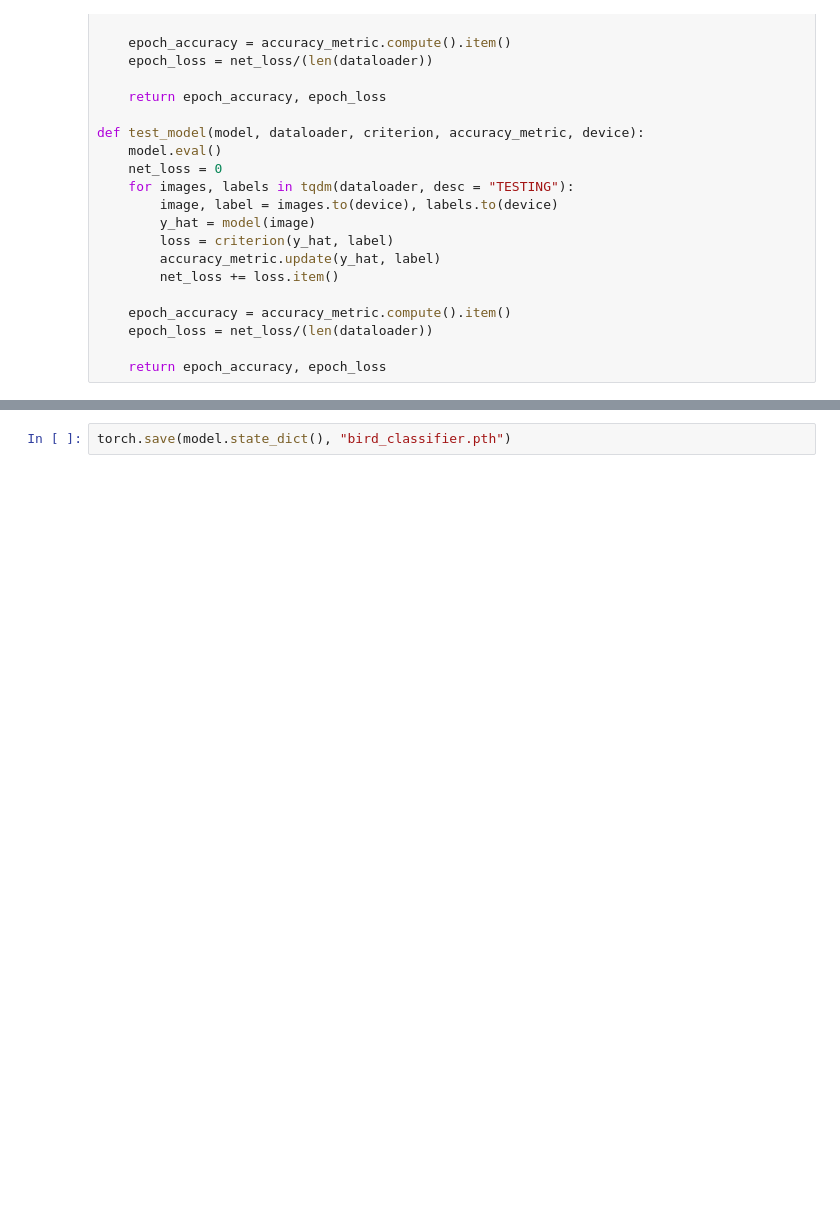
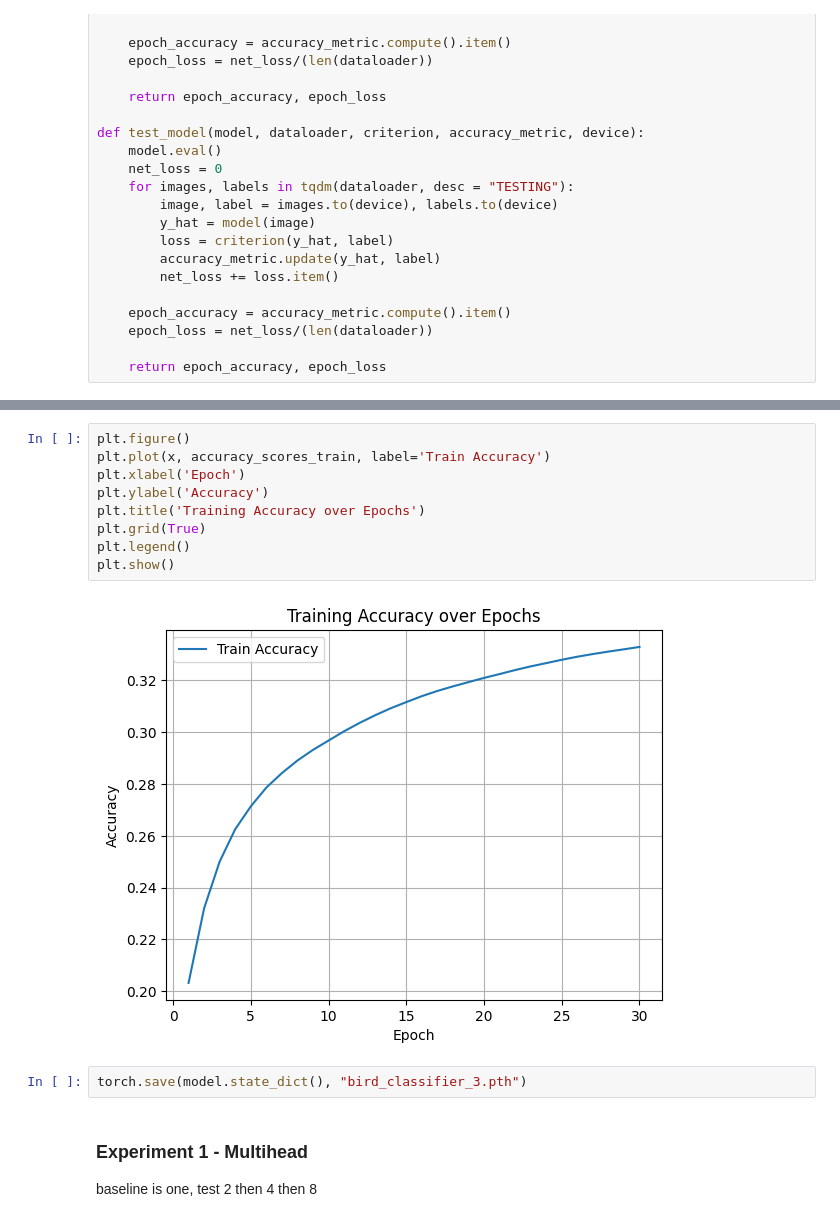
Before and after one commit to JunsooJung/CUB_NNDL_Final, a Jupyter notebook: Deep_Learning_Final_Prototype.ipynb, the cells around one changed output, grey strips where cells are left out. Cells and saved outputs as stored; diff of their text form; blank space fills up the shorter version.

```diff
--- a/Deep_Learning_Final_Prototype.ipynb
+++ b/Deep_Learning_Final_Prototype.ipynb
@@ -185,2 +237,17 @@ accuracy_scores_train
+# %%
+plt.figure()
+plt.plot(x, accuracy_scores_train, label='Train Accuracy')
+plt.xlabel('Epoch')
+plt.ylabel('Accuracy')
+plt.title('Training Accuracy over Epochs')
+plt.grid(True)
+plt.legend()
+plt.show()
+# %% [output]
+[figure, added]
 # %%
-torch.save(model.state_dict(), "bird_classifier.pth")
+torch.save(model.state_dict(), "bird_classifier_3.pth")
+# %% [markdown]
+### Experiment 1 - Multihead
+
+baseline is one,  test 2 then 4 then 8
```
Also changed, not shown: parts of 15 cells of this notebook, 1 other file.
